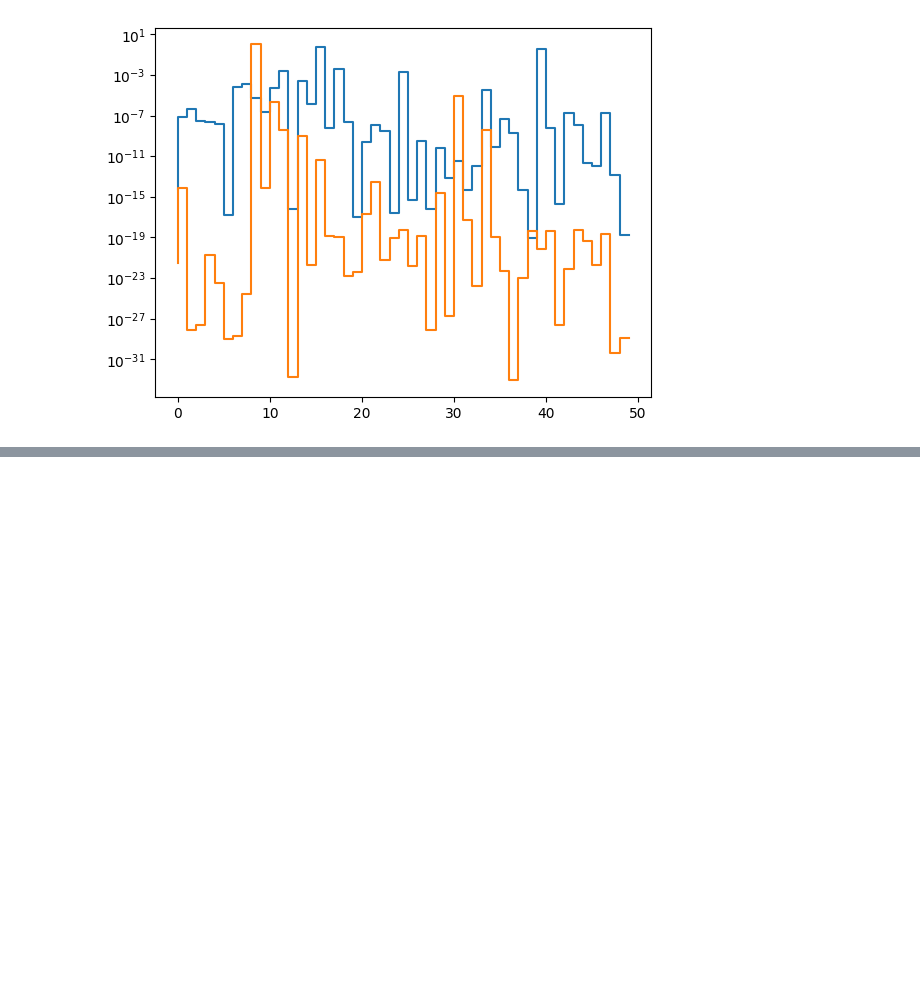
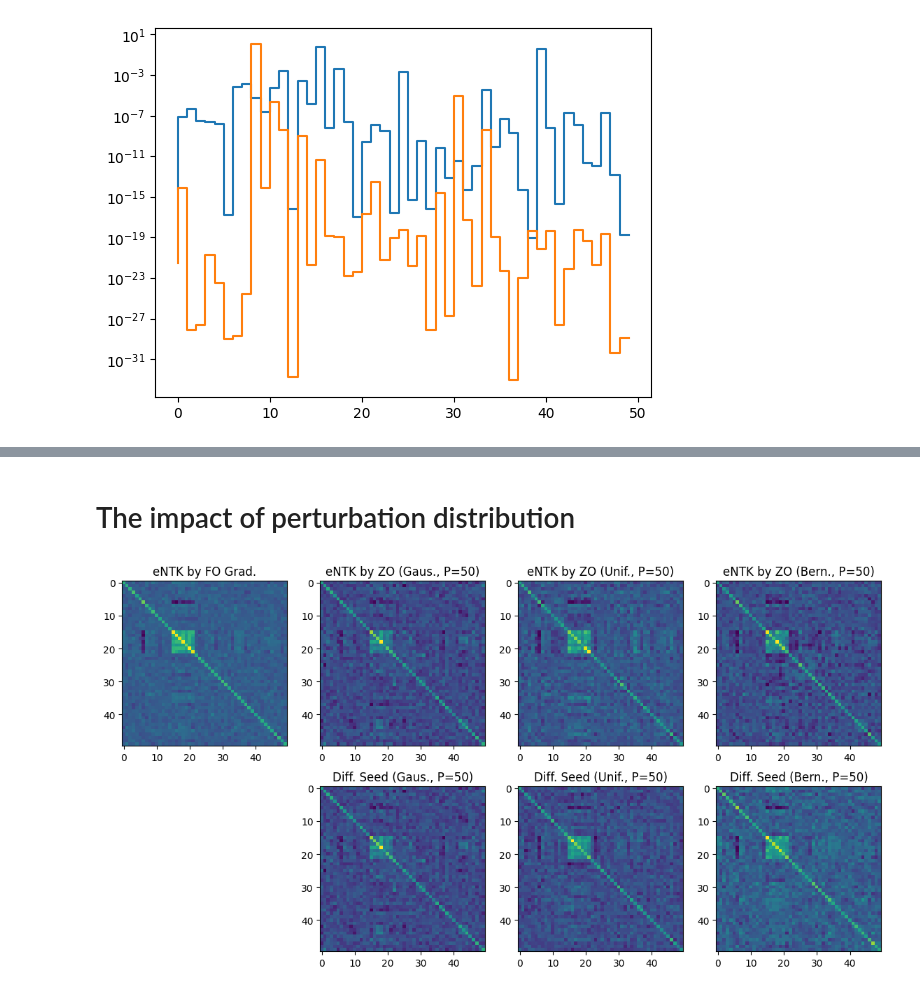
Before and after one commit to RogerRogerUSC/ZO-Learning-Dynamics, a Jupyter notebook: src/zo_dynamics/linear_func.ipynb, the cells around one changed output, grey strips where cells are left out. Drawn from its saved outputs; the diff is of its cells as text; code cells hidden in the pictures; blank space fills up the shorter version.

```diff
--- a/src/zo_dynamics/linear_func.ipynb
+++ b/src/zo_dynamics/linear_func.ipynb
@@ -109,0 +121,32 @@ for i, perturb in enumerate([1, 5, 25]):
+# %% [markdown]
+# The impact of perturbation distribution
+# %%
+fig, axes = plt.subplots(2, 4, figsize=(14, 7))
+axes[0, 0].imshow(Wt_peaky @ Wt_peaky.T)
+axes[0, 0].set_title("eNTK by FO Grad.")
+axes[1, 0].axis("off")
+
+PERT = 50
+
+for i, dist in enumerate(["Gaus.", "Unif.", "Bern."]):
+    np.random.seed(10086 + i)
+    if dist == "Gaus.":
+        u = np.random.randn(dim_input, PERT)
+    elif dist == "Unif.":
+        u = np.random.uniform(-1, 1, size=(dim_input, PERT))
+    elif dist == "Bern.":
+        u = np.random.choice([-1, 1], size=(dim_input, PERT))
+    axes[0, i + 1].imshow(Wt_peaky @ u @ u.T @ Wt_peaky.T)
+    axes[0, i + 1].set_title(f"eNTK by ZO ({dist}, P={PERT})")
+
+    np.random.seed(10086 + i * 3)
+    if dist == "Gaus.":
+        u = np.random.randn(dim_input, PERT)
+    elif dist == "Unif.":
+        u = np.random.uniform(-1, 1, size=(dim_input, PERT))
+    elif dist == "Bern.":
+        u = np.random.choice([-1, 1], size=(dim_input, PERT))
+    axes[1, i + 1].imshow(Wt_peaky @ u @ u.T @ Wt_peaky.T)
+    axes[1, i + 1].set_title(f"Diff. Seed ({dist}, P={PERT})")
+# %% [output]
+[figure, added]
```
Also changed, not shown: parts of 5 cells of this notebook.
